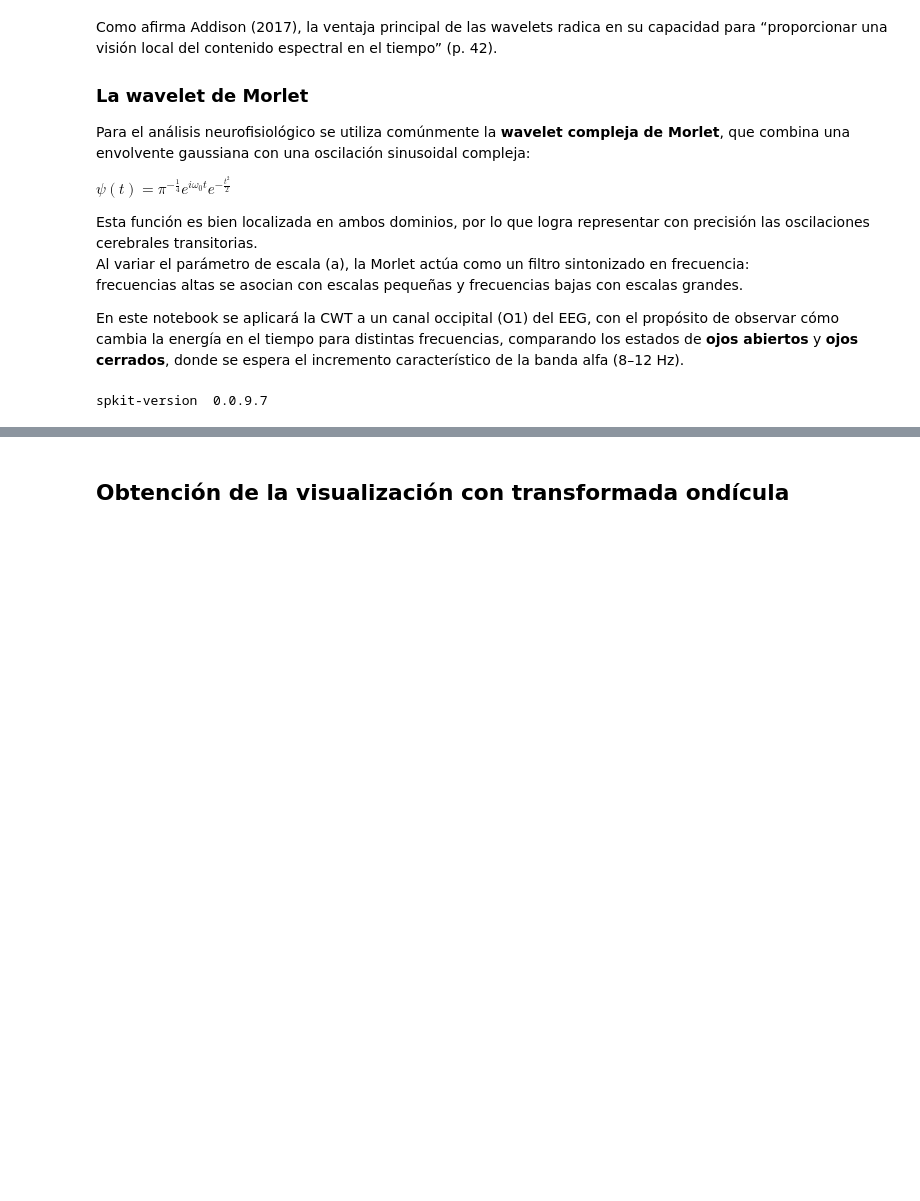
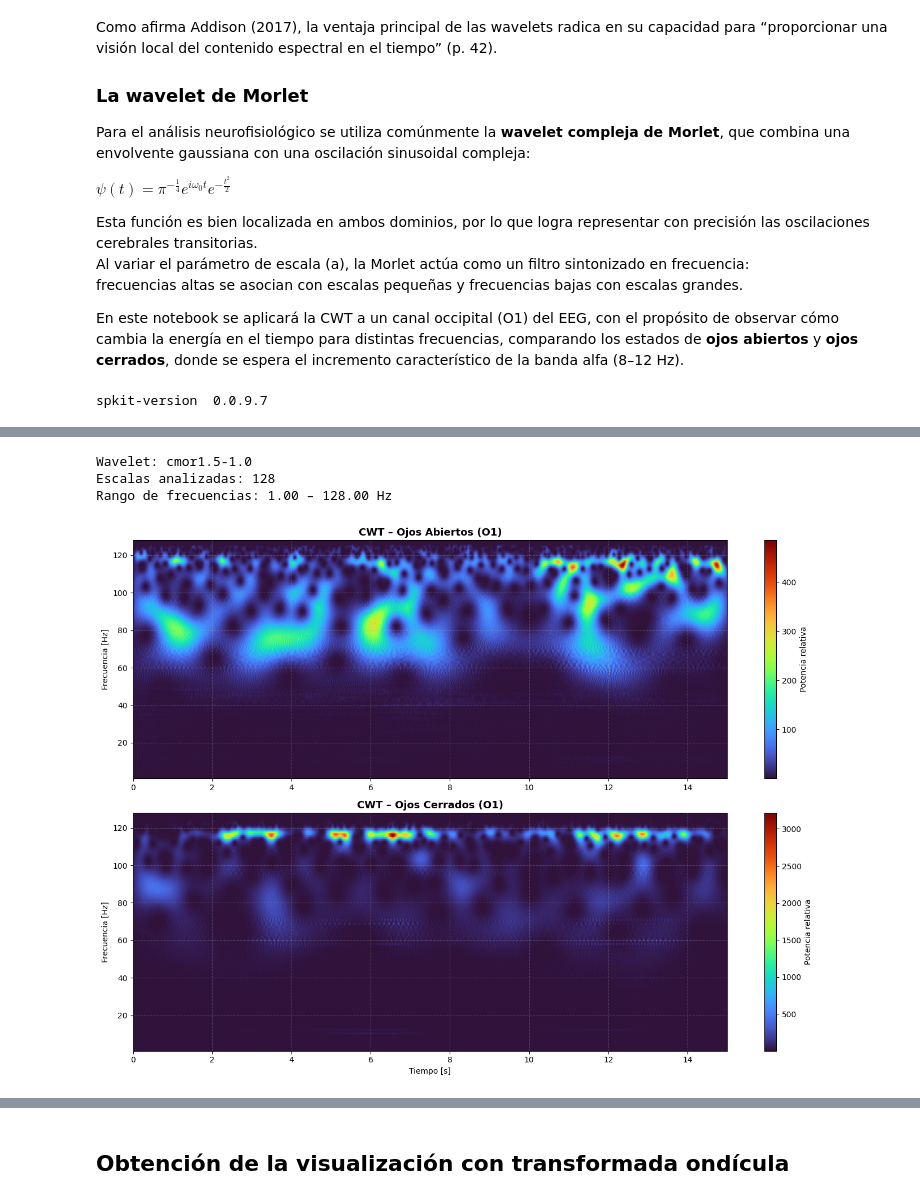
Before and after one commit to vpdiana/DianaTesis, a Jupyter notebook: Notebooks/PPN organizado/N5w.ipynb, the cells around one changed output, grey strips where cells are left out. Drawn from its saved outputs; the diff is of its cells as text; code cells hidden in the pictures; blank space fills up the shorter version.

Commit message:
wavelets act

```diff
--- a/Notebooks/PPN organizado/N5w.ipynb
+++ b/Notebooks/PPN organizado/N5w.ipynb
@@ -65,3 +176,64 @@ datos = pd.read_csv(carpeta + '/H24_OC_OA.csv')
+# %%
+# ============================================
+# 5.5 Implementación de la CWT con Morlet
+# ============================================
+
+import pywt
+
+# --- Selección de wavelet madre ---
+wavelet = 'cmor1.5-1.0'  # Morlet compleja (banda angosta)
+# (El primer parámetro controla la banda, el segundo la frecuencia central relativa)
+
+# --- Definición de escalas ---
+num_scales = 128
+scales = np.arange(1, num_scales + 1)
+
+# --- Cálculo de la CWT para ambos estados ---
+coef_abiertos, freqs_abiertos = pywt.cwt(y_abiertos, scales, wavelet, sampling_period=1/fs)
+coef_cerrados, freqs_cerrados = pywt.cwt(y_cerrados, scales, wavelet, sampling_period=1/fs)
+
+# --- Potencia (magnitud cuadrada del coeficiente complejo) ---
+power_abiertos = np.abs(coef_abiertos) ** 2
+power_cerrados = np.abs(coef_cerrados) ** 2
+
+# --- Conversión de escalas a frecuencias (Hz) ---
+freqs_hz = freqs_abiertos
+
+print(f"Wavelet: {wavelet}")
+print(f"Escalas analizadas: {num_scales}")
+print(f"Rango de frecuencias: {freqs_hz.min():.2f} – {freqs_hz.max():.2f} Hz")
+# %% [output]
+Wavelet: cmor1.5-1.0
+Escalas analizadas: 128
+Rango de frecuencias: 1.00 – 128.00 Hz
+# %%
+# ============================================
+# 5.6 Escalogramas de energía wavelet (CWT)
+# ============================================
+
+fig, ax = plt.subplots(2, 1, figsize=(14, 10), dpi=100)
+
+# Escalograma ojos abiertos
+im1 = ax[0].imshow(power_abiertos, extent=[0, len(y_abiertos)/fs, freqs_hz[-1], freqs_hz[0]],
+                   cmap='turbo', aspect='auto')
+ax[0].set_title("CWT – Ojos Abiertos (O1)", fontsize=13, fontweight='bold')
+ax[0].set_ylabel("Frecuencia [Hz]")
+ax[0].grid(ls='--', alpha=0.3)
+fig.colorbar(im1, ax=ax[0], orientation='vertical', label='Potencia relativa')
+
+# Escalograma ojos cerrados
+im2 = ax[1].imshow(power_cerrados, extent=[0, len(y_cerrados)/fs, freqs_hz[-1], freqs_hz[0]],
+                   cmap='turbo', aspect='auto')
+ax[1].set_title("CWT – Ojos Cerrados (O1)", fontsize=13, fontweight='bold')
+ax[1].set_xlabel("Tiempo [s]")
+ax[1].set_ylabel("Frecuencia [Hz]")
+ax[1].grid(ls='--', alpha=0.3)
+fig.colorbar(im2, ax=ax[1], orientation='vertical', label='Potencia relativa')
+
+plt.tight_layout()
+plt.show()
+# %% [output]
+[figure, added]
 # %%
 fm=128 #frecuencia de muestreo
 ti=0 #tiempo de inicio, debe ser número entero
```
Also changed, not shown: parts of 10 cells of this notebook.
